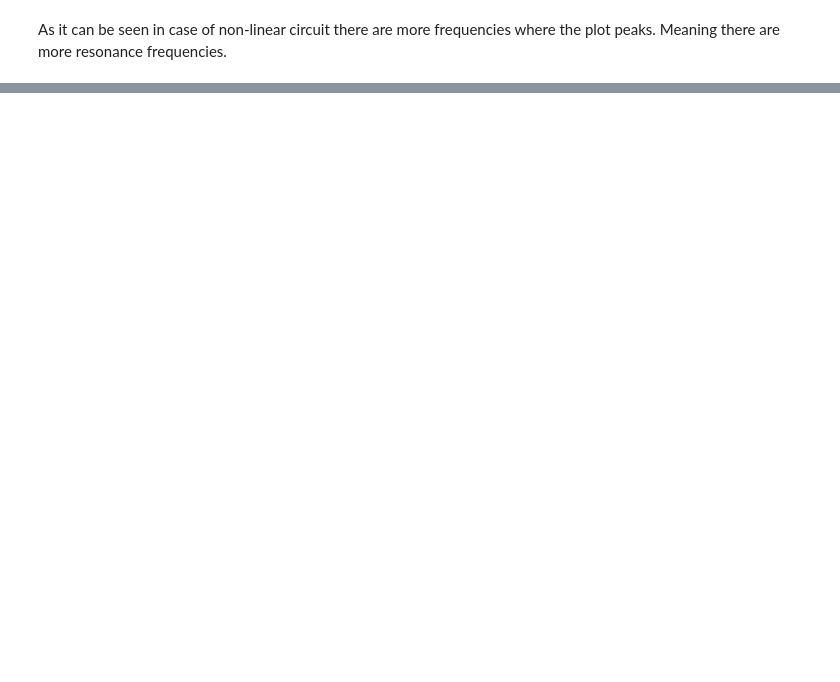
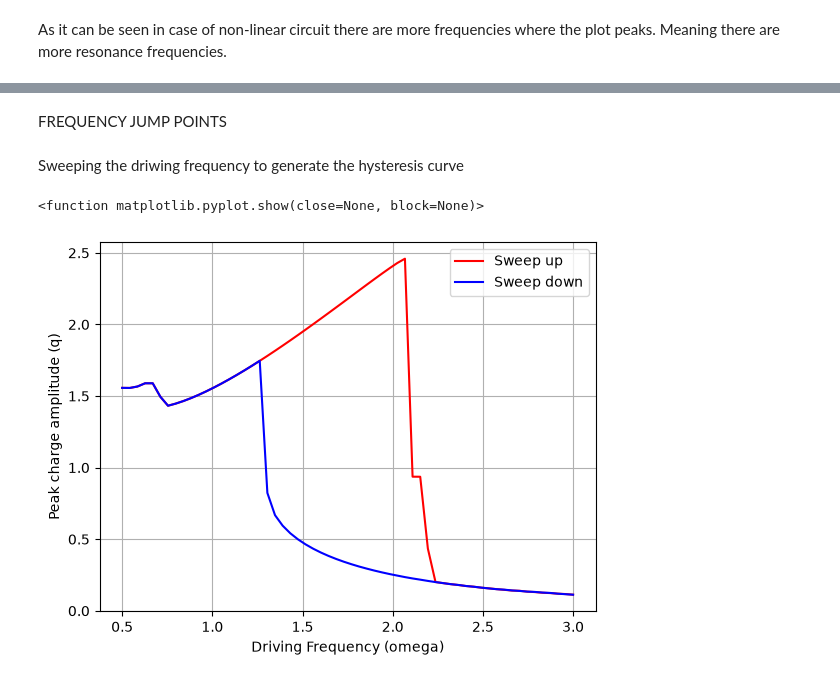
Before and after one commit to nagy-e/Num_alg_practice_final_project, a Jupyter notebook: Final_Project_MAIN.ipynb, the cells around one changed output, grey strips where cells are left out. Drawn from its saved outputs; the diff is of its cells as text; code cells hidden in the pictures; blank space fills up the shorter version.

Commit message:
Frequency sweeping

```diff
--- a/Final_Project_MAIN.ipynb
+++ b/Final_Project_MAIN.ipynb
@@ -287,0 +325,14 @@ Resonance frequency for the non-linear RLC circuit: 0.4800 Hz
+# %% [markdown]
+FREQUENCY JUMP POINTS
+# %% [markdown]
+Sweeping the driwing frequency to generate the hysteresis curve
+# %%
+#redefine the definition of the non-linear RLC circuit to include omega value
+Vo_sweep = 1
+R_sweep = 0.2
+
+def nonlin_RLC_der_re(omega_val, t, q, I):
+    V_t = Vo_sweep * np.cos(omega_val * t)
+    dqdt = I
+    dIdt = (V_t - R_sweep * I - a * q - b * (q ** 3)) / L_nl
+    return dqdt, dIdt
@@ -287,0 +376,29 @@ Resonance frequency for the non-linear RLC circuit: 0.4800 Hz
+# %%
+omegas = np.linspace(0.5, 3.0, 60)
+
+#two empty list
+amp_up = []
+amp_down = []
+
+q_current = 0.0
+I_current = 0.0
+
+for w in omegas:
+    amp, q_current, I_current = simulate_amp(w, q_current, I_current)
+    amp_up.append(amp)
+
+for w in omegas[::-1]:
+    amp, q_current, I_current = simulate_amp(w, q_current, I_current)
+    amp_down.append(amp)
+# %%
+
+plt.plot(omegas, amp_up, color='red', label= 'Sweep up')
+plt.plot(omegas[::-1], amp_down, color= 'blue', label= 'Sweep down')
+plt.xlabel('Driving Frequency (omega)')
+plt.ylabel('Peak charge amplitude (q)')
+plt.legend()
+plt.grid()
+plt.show
+# %% [output]
+<function matplotlib.pyplot.show(close=None, block=None)>
+[figure, added]
```
Also changed, not shown: parts of 4 cells of this notebook.
